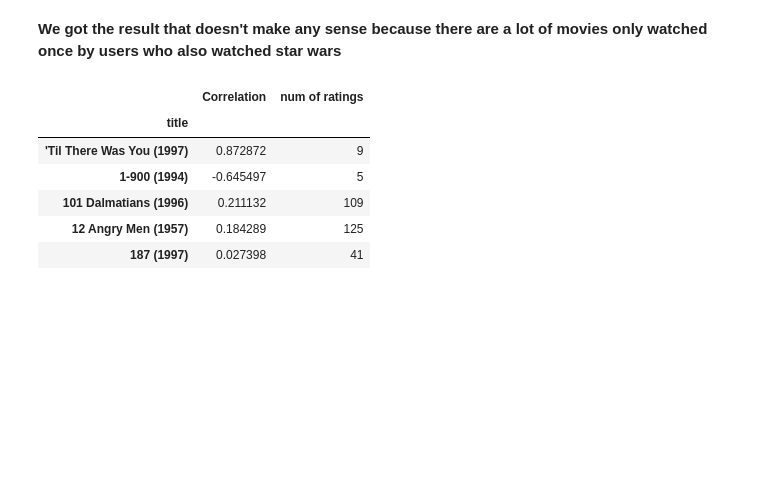
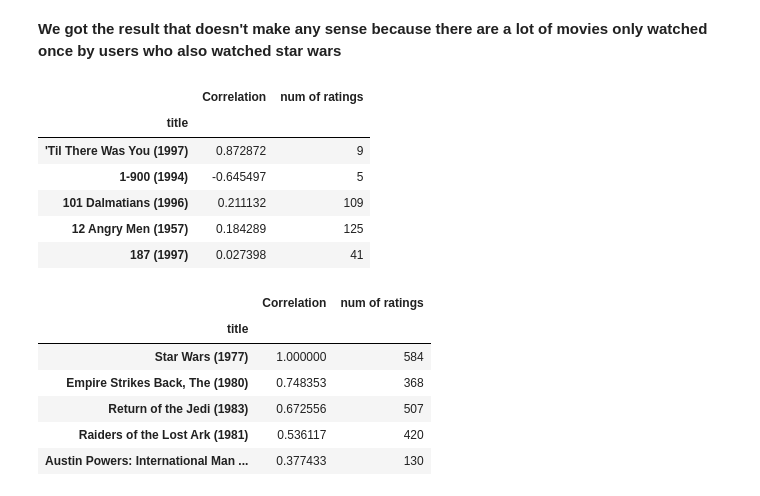
Before and after one commit to SiddheshDaphane/Python-for-data-science-and-machine-learning, a Jupyter notebook: 14. Recommender_System/1. Recommender_System.ipynb, the cells around one changed output. Cells and saved outputs as stored; diff of their text form; code cells hidden in the pictures; blank space fills up the shorter version.

```diff
--- a/14. Recommender_System/1. Recommender_System.ipynb
+++ b/14. Recommender_System/1. Recommender_System.ipynb
@@ -259,3 +259,13 @@ corr_startwars.head()
 | 101 Dalmatians (1996) | 0.211132 | 109 |
 | 12 Angry Men (1957) | 0.184289 | 125 |
 | 187 (1997) | 0.027398 | 41 |
+# %%
+corr_startwars[corr_startwars['num of ratings']>100].sort_values('Correlation', ascending=False).head()
+# %% [output]
+|  | Correlation | num of ratings |
+| title |  |  |
+| Star Wars (1977) | 1.000000 | 584 |
+| Empire Strikes Back, The (1980) | 0.748353 | 368 |
+| Return of the Jedi (1983) | 0.672556 | 507 |
+| Raiders of the Lost Ark (1981) | 0.536117 | 420 |
+| Austin Powers: International Man ... | 0.377433 | 130 |
```
Also changed, not shown: parts of 2 cells of this notebook.
